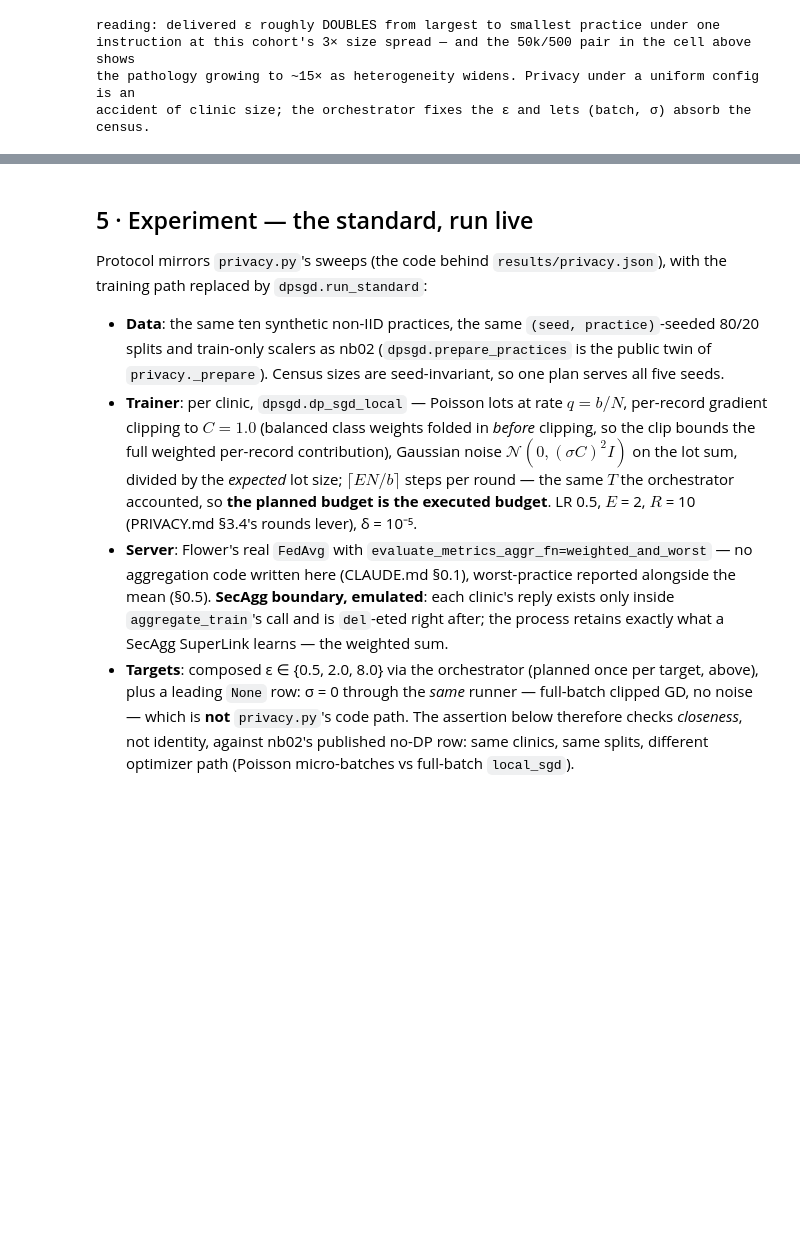
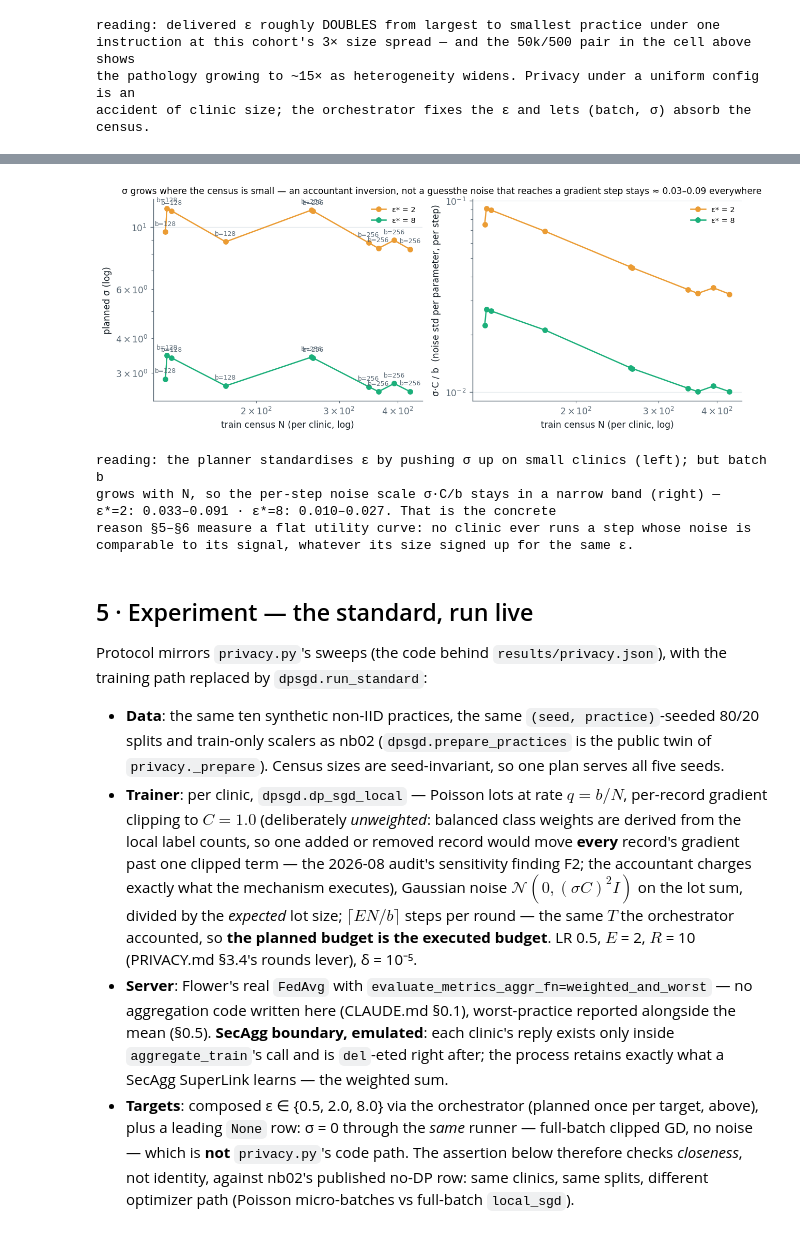
Before and after one commit to andytai7/FL-CKD-Flower, a Jupyter notebook: notebooks/03_dpsgd_secagg_standard.ipynb, the cells around one changed output, grey strips where cells are left out. Cells and saved outputs as stored; diff of their text form; code cells hidden in the pictures; blank space fills up the shorter version.

```diff
--- a/notebooks/03_dpsgd_secagg_standard.ipynb
+++ b/notebooks/03_dpsgd_secagg_standard.ipynb
@@ -449,6 +449,67 @@ clinic   N  batch  q = b/N  steps/round       σ  achieved ε
   "local-epochs": 2
 }
 five keys, all standard names — a generic SuperNode needs no orchestrator-specific code.
+# %%
+# How the orchestrator absorbs heterogeneity: per-clinic sigma and the noise that
+# actually enters each gradient step (sigma*C/b).
+#
+# The table above certifies the budget; this figure shows the PLUMBING. Left: the
+# per-clinic sigma the planner inverted, for both deployment targets. Right: sigma*C/b,
+# the per-step noise std per parameter of the local gradient step — the quantity the
+# accuracy objective minimises; even the smallest clinic's step noise is well below
+# the O(sqrt(b)) scale of its own lot-sum signal.
+import numpy as np
+
+def _geom(plans, target):
+    rows = sorted(zip((p.n_patients for p in plans), (p.batch_size for p in plans),
+                      (p.sigma for p in plans)), key=lambda t: t[0])
+    n = np.array([r[0] for r in rows], dtype=float)
+    b = np.array([r[1] for r in rows], dtype=float)
+    s = np.array([r[2] for r in rows], dtype=float)
+    return n, b, s
+
+g2 = _geom(PLANS_2, 2.0)
+g8 = _geom(PLANS_8, 8.0)
+
+fig, axes = plt.subplots(1, 2, figsize=(9.8, 3.9))
+for g, tgt in ((g2, 2.0), (g8, 8.0)):
+    n, b, s = g
+    col = eps_color(tgt)
+    axes[0].plot(n, s, 'o-', color=col, lw=1.4, ms=5, label=f'ε* = {tgt:g}')
+    for x, y, bb in zip(n, s, b):
+        axes[0].annotate(f'b={int(bb)}', (x, y), textcoords='offset points',
+                         xytext=(0, 7), ha='center', fontsize=6.8, color=MUTED)
+    axes[1].plot(n, s * CLIPPING_NORM / b, 'o-', color=col, lw=1.4, ms=5, label=f'ε* = {tgt:g}')
+    # same batch annotation lives on the left panel; the right one reads noise scale directly
+
+axes[0].set_xscale('log'); axes[0].set_yscale('log')
+axes[0].set_xlabel('train census N (per clinic, log)')
+axes[0].set_ylabel('planned σ (log)')
+axes[0].set_title('σ grows where the census is small — an accountant inversion, not a guess', fontsize=9.5)
+axes[0].legend(fontsize=8, frameon=False)
+
+axes[1].set_xscale('log'); axes[1].set_yscale('log')
+axes[1].set_xlabel('train census N (per clinic, log)')
+axes[1].set_ylabel('σ·C / b  (noise std per parameter, per step)')
+axes[1].set_title('the noise that reaches a gradient step stays ≈ 0.03–0.09 everywhere', fontsize=9.5)
+axes[1].legend(fontsize=8, frameon=False)
+fig.tight_layout()
+plt.show()
+
+z2 = g2[2] * CLIPPING_NORM / g2[1]
+z8 = g8[2] * CLIPPING_NORM / g8[1]
+print('reading: the planner standardises ε by pushing σ up on small clinics (left); but batch b')
+print('grows with N, so the per-step noise scale σ·C/b stays in a narrow band (right) —')
+print(f'ε*=2: {z2.min():.3f}–{z2.max():.3f} · ε*=8: {z8.min():.3f}–{z8.max():.3f}. That is the concrete')
+print('reason §5–§6 measure a flat utility curve: no clinic ever runs a step whose noise is')
+print('comparable to its signal, whatever its size signed up for the same ε.')
+# %% [output]
+[figure, added]
+reading: the planner standardises ε by pushing σ up on small clinics (left); but batch b
+grows with N, so the per-step noise scale σ·C/b stays in a narrow band (right) —
+ε*=2: 0.033–0.091 · ε*=8: 0.010–0.027. That is the concrete
+reason §5–§6 measure a flat utility curve: no clinic ever runs a step whose noise is
+comparable to its signal, whatever its size signed up for the same ε.
 # %% [markdown]
 ## 5 · Experiment — the standard, run live
 
@@ -459,8 +520,10 @@ training path replaced by `dpsgd.run_standard`:
   splits and train-only scalers as nb02 (`dpsgd.prepare_practices` is the public twin of
   `privacy._prepare`). Census sizes are seed-invariant, so one plan serves all five seeds.
 * **Trainer**: per clinic, `dpsgd.dp_sgd_local` — Poisson lots at rate $q = b/N$, per-record
-  gradient clipping to $C = 1.0$ (balanced class weights folded in *before* clipping, so the clip
-  bounds the full weighted per-record contribution), Gaussian noise $\mathcal{N}(0, (\sigma
+  gradient clipping to $C = 1.0$ (deliberately *unweighted*: balanced class weights are derived
+  from the local label counts, so one added or removed record would move **every** record's
+  gradient past one clipped term — the 2026-08 audit's sensitivity finding F2; the accountant
+  charges exactly what the mechanism executes), Gaussian noise $\mathcal{N}(0, (\sigma
   C)^2 I)$ on the lot sum, divided by the *expected* lot size; $\lceil E N / b \rceil$ steps per
   round — the same $T$ the orchestrator accounted, so **the planned budget is the executed
   budget**. LR 0.5, $E$ = 2, $R$ = 10 (PRIVACY.md §3.4's rounds lever), δ = 10⁻⁵.
```
Also changed, not shown: parts of 13 cells of this notebook, 40 other files.
